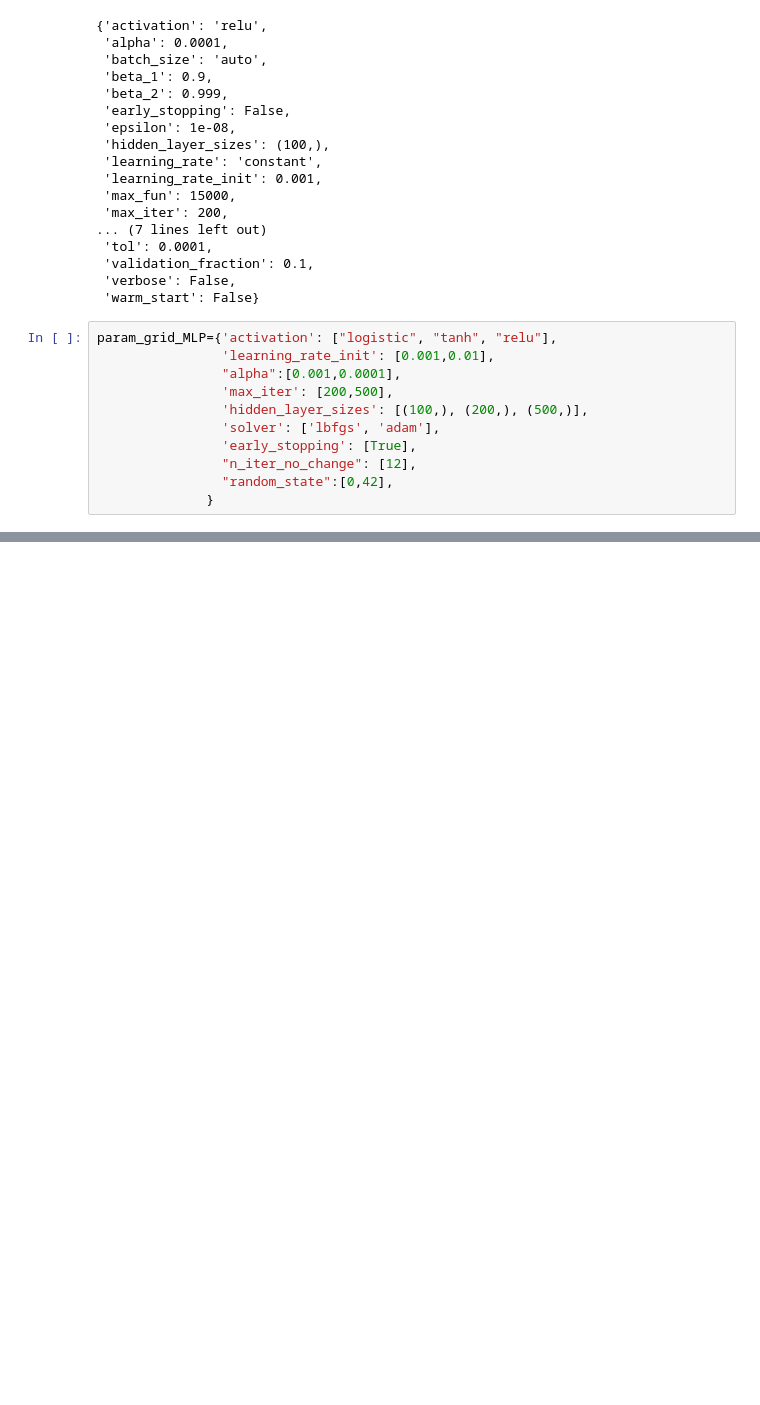
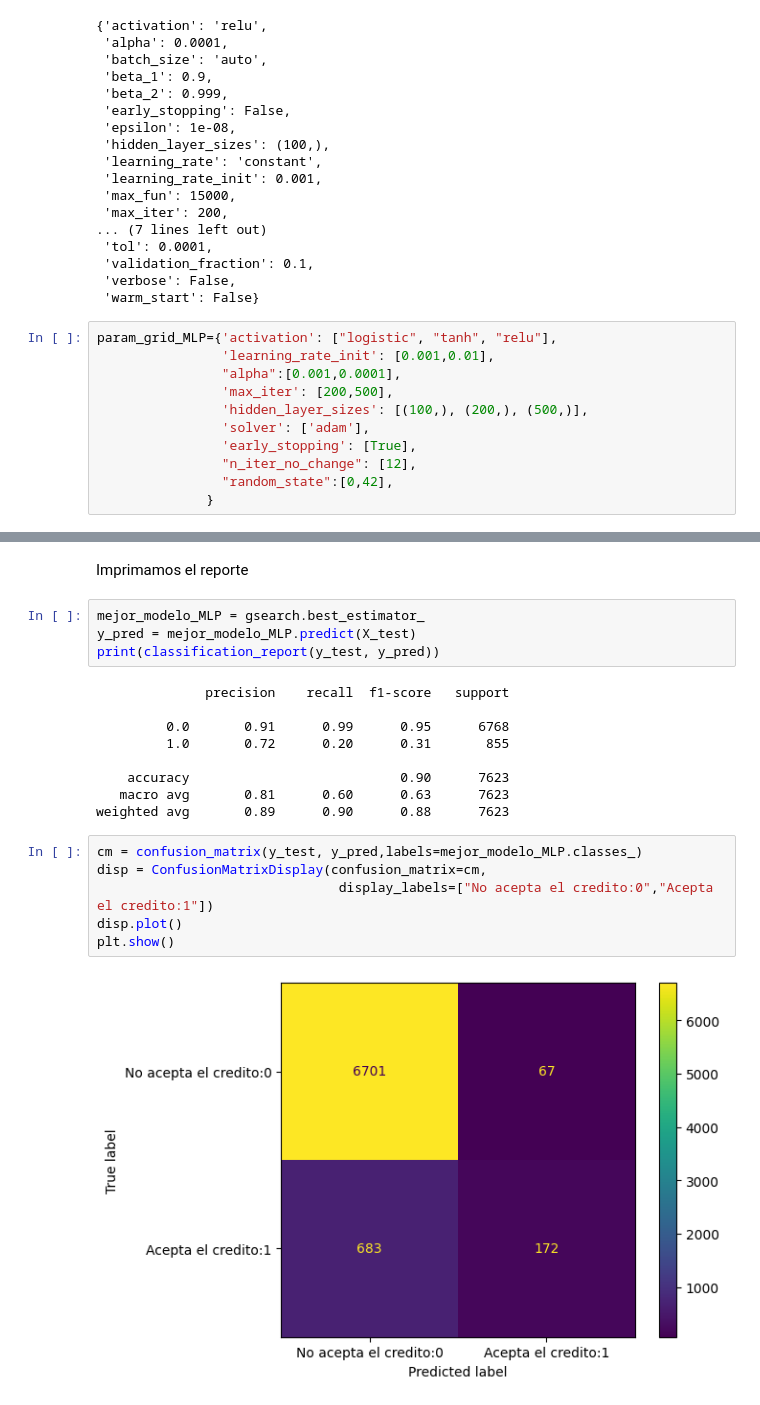
Before and after one commit to Leomorya/-MLDS6project, a Jupyter notebook: scripts/training/modelos_prueba.ipynb, the cells around one changed output, grey strips where cells are left out. Cells and saved outputs as stored; diff of their text form; blank space fills up the shorter version.

Commit message:
modelos de prueba finales y modelos.pkl

```diff
--- a/scripts/training/modelos_prueba.ipynb
+++ b/scripts/training/modelos_prueba.ipynb
@@ -264,7 +266,7 @@ param_grid_MLP={'activation': ["logistic", "tanh", "relu"],
                 "alpha":[0.001,0.0001],
                 'max_iter': [200,500],
                 'hidden_layer_sizes': [(100,), (200,), (500,)],
-                'solver': ['lbfgs', 'adam'],
+                'solver': ['adam'],
                 'early_stopping': [True],
                 "n_iter_no_change": [12],
                 "random_state":[0,42],
@@ -283,0 +301,23 @@ gsearch = GridSearchCV(
+# %% [markdown]
+Imprimamos el reporte
+# %%
+mejor_modelo_MLP = gsearch.best_estimator_
+y_pred = mejor_modelo_MLP.predict(X_test)
+print(classification_report(y_test, y_pred))
+# %% [output]
+              precision    recall  f1-score   support
+
+         0.0       0.91      0.99      0.95      6768
+         1.0       0.72      0.20      0.31       855
+
+    accuracy                           0.90      7623
+   macro avg       0.81      0.60      0.63      7623
+weighted avg       0.89      0.90      0.88      7623
+# %%
+cm = confusion_matrix(y_test, y_pred,labels=mejor_modelo_MLP.classes_)
+disp = ConfusionMatrixDisplay(confusion_matrix=cm,
+                               display_labels=["No acepta el credito:0","Acepta el credito:1"])
+disp.plot()
+plt.show()
+# %% [output]
+[figure, added]
```
Also changed, not shown: parts of 24 cells of this notebook, 2 other files.
